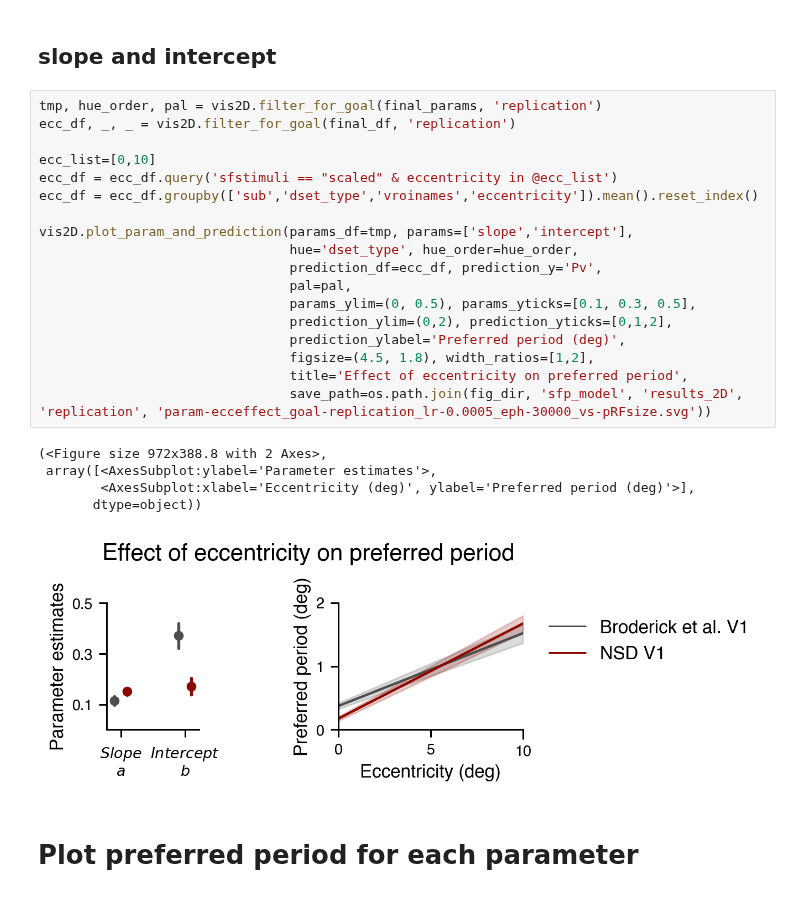
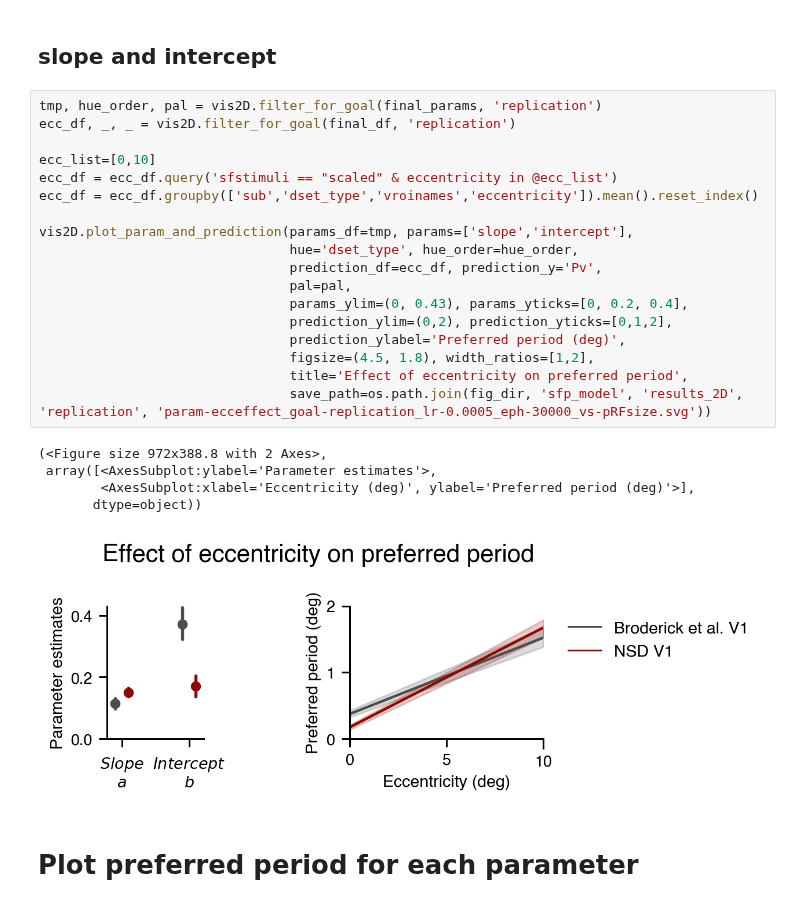
Before and after one commit to JiyeongHa/Spatial-Frequency-Preference_NSDsyn, a Jupyter notebook: notebooks/3.4-replication-plot-model-prediction.ipynb, the cells around one changed output. Saved outputs shown, nothing was run; the diff lists cells and outputs as text.

```diff
--- a/notebooks/3.4-replication-plot-model-prediction.ipynb
+++ b/notebooks/3.4-replication-plot-model-prediction.ipynb
@@ -155,27 +162,27 @@ new_df = pd.merge(new_df, tmp[['sub','precision']], on='sub')
 # %%
 tmp, hue_order, pal = vis2D.filter_for_goal(final_params, 'replication')
 ecc_df, _, _ = vis2D.filter_for_goal(final_df, 'replication')
 
 ecc_list=[0,10]
 ecc_df = ecc_df.query('sfstimuli == "scaled" & eccentricity in @ecc_list')
 ecc_df = ecc_df.groupby(['sub','dset_type','vroinames','eccentricity']).mean().reset_index()
 
 vis2D.plot_param_and_prediction(params_df=tmp, params=['slope','intercept'],
                                 hue='dset_type', hue_order=hue_order,
                                 prediction_df=ecc_df, prediction_y='Pv',
                                 pal=pal,
-                                params_ylim=(0, 0.5), params_yticks=[0.1, 0.3, 0.5],
+                                params_ylim=(0, 0.43), params_yticks=[0, 0.2, 0.4],
                                 prediction_ylim=(0,2), prediction_yticks=[0,1,2],
                                 prediction_ylabel='Preferred period (deg)',
                                 figsize=(4.5, 1.8), width_ratios=[1,2],
                                 title='Effect of eccentricity on preferred period',
                                 save_path=os.path.join(fig_dir, 'sfp_model', 'results_2D', 'replication', 'param-ecceffect_goal-replication_lr-0.0005_eph-30000_vs-pRFsize.svg'))
 # %% [output]
 (<Figure size 972x388.8 with 2 Axes>,
  array([<AxesSubplot:ylabel='Parameter estimates'>,
         <AxesSubplot:xlabel='Eccentricity (deg)', ylabel='Preferred period (deg)'>],
        dtype=object))
-[figure, old version]
+[figure, new version]
 # %% [markdown]
 # Plot preferred period for each parameter
 # %% [markdown]
```
Also changed, not shown: parts of 6 cells of this notebook, 1 other file.
